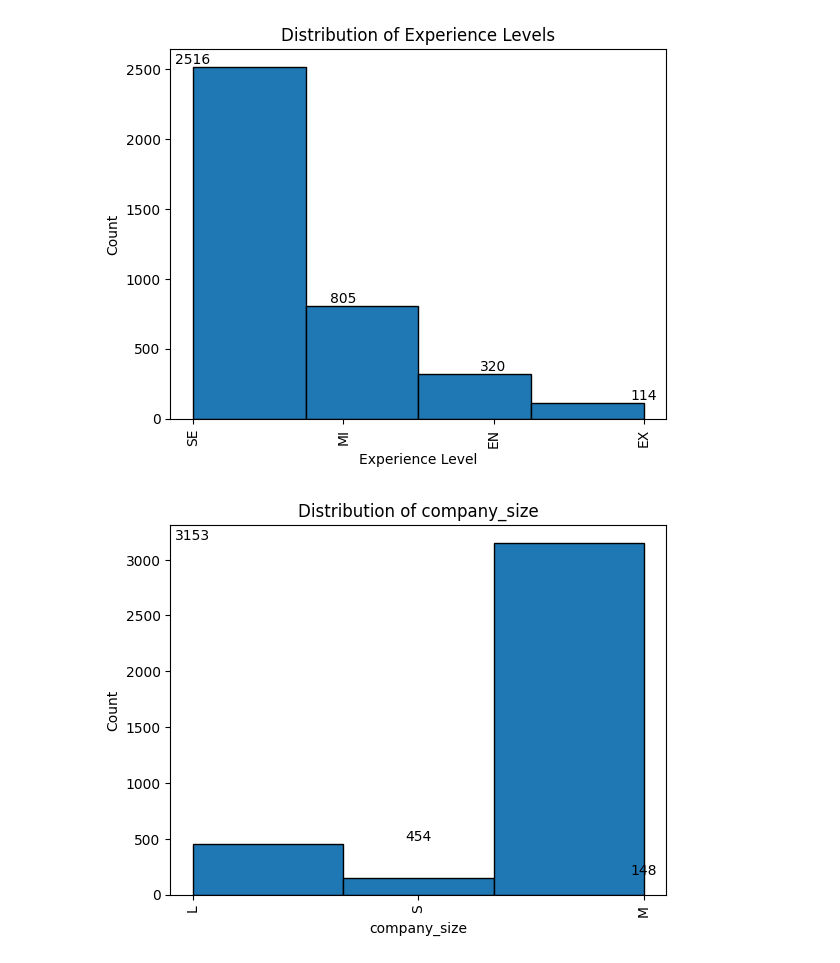
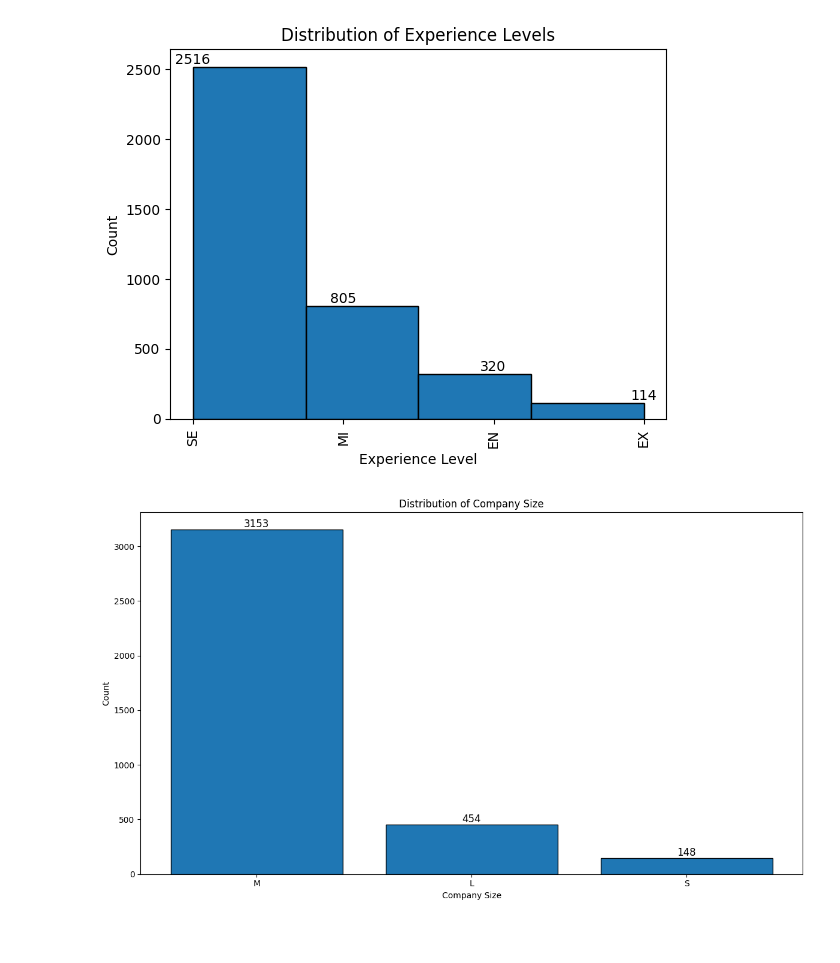
Before and after one commit to Sergio-Ibarra-1795/Diplomado_UNAM_DC_Full_gitHub, a Jupyter notebook: Modulo5_Manipulacion_datos/Ibarra_Sergio_Modulo5_Caso_uso.ipynb, the cells around one changed output. Drawn from its saved outputs; the diff is of its cells as text; code cells hidden in the pictures; blank space fills up the shorter version.

Commit message:
Agregando ejemplo de como graficar histogramas donde se indique el label de los value spor categoria en el centro de 'cada barra'

```diff
--- a/Modulo5_Manipulacion_datos/Ibarra_Sergio_Modulo5_Caso_uso.ipynb
+++ b/Modulo5_Manipulacion_datos/Ibarra_Sergio_Modulo5_Caso_uso.ipynb
@@ -120,21 +121,22 @@ plt.show()
 # %%
 # Count the occurrences of each category
 category_counts = ds_salaries['company_size'].value_counts()
 
-# Plot the histogram
-plt.hist(ds_salaries['company_size'], bins=len(category_counts), edgecolor='black', density=False)
+# Set the figure size
+plt.figure(figsize=(12, 7))
+
+# Plot the histogram using the bar function
+plt.bar(category_counts.index, category_counts.values, edgecolor='black')
 
 # Add the count labels on top of each bar
 for i, v in enumerate(category_counts.values):
-    plt.text(i, v, str(v), ha='center', va='bottom')
+    plt.text(i, v + 0.5, str(v), ha='center', va='bottom', fontsize=12)
 
-# Rotate the x-axis labels
-plt.xticks(rotation=90)
+plt.xlabel('Company Size')
+plt.ylabel('Count')
+plt.title('Distribution of Company Size')
 
-plt.xlabel('company_size')
-plt.ylabel('Count')
-plt.title('Distribution of company_size')
-
+plt.tight_layout()
 plt.show()
 # %% [output]
-[figure, old version]
+[figure, new version]
```
Also changed, not shown: parts of 2 cells of this notebook.
